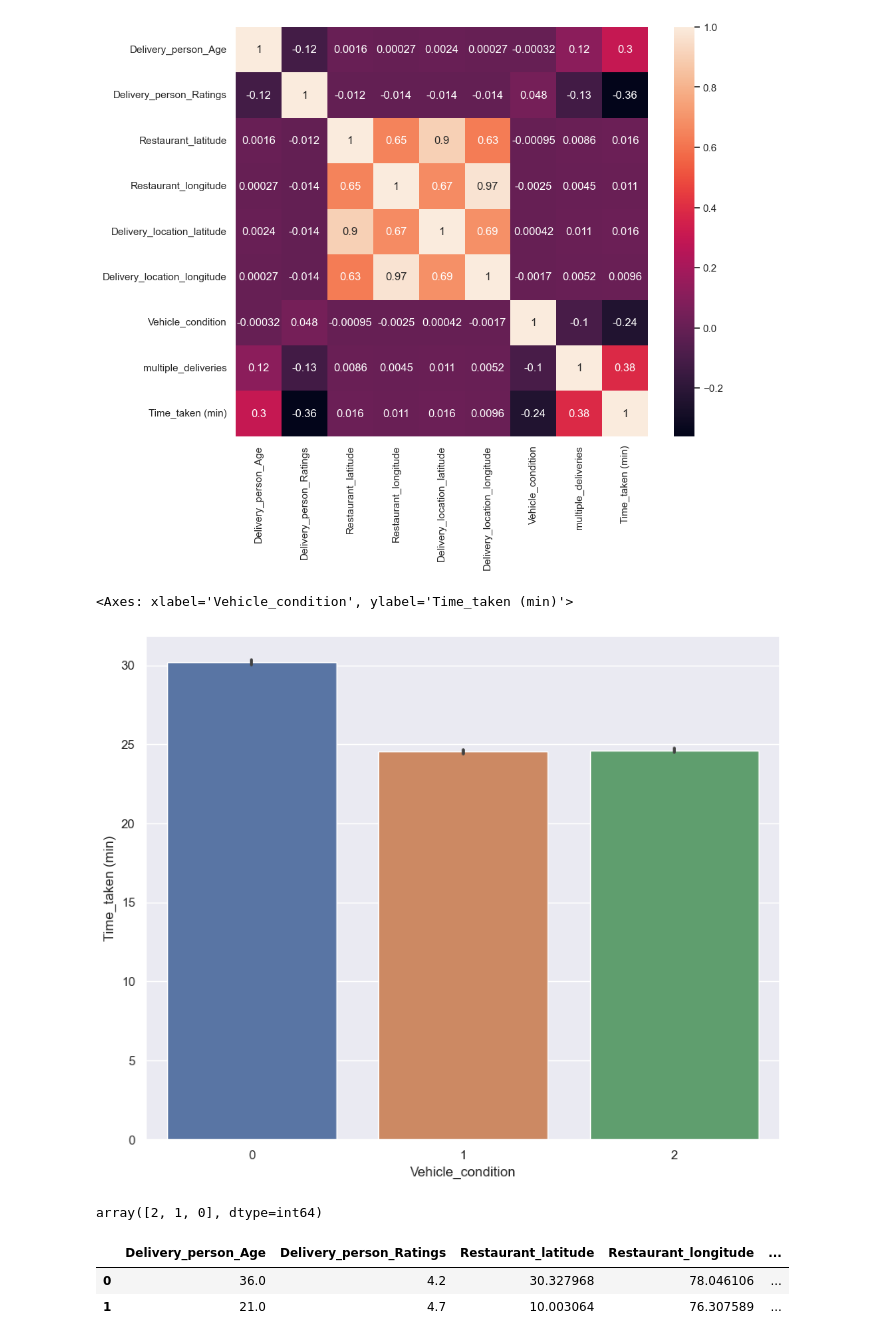
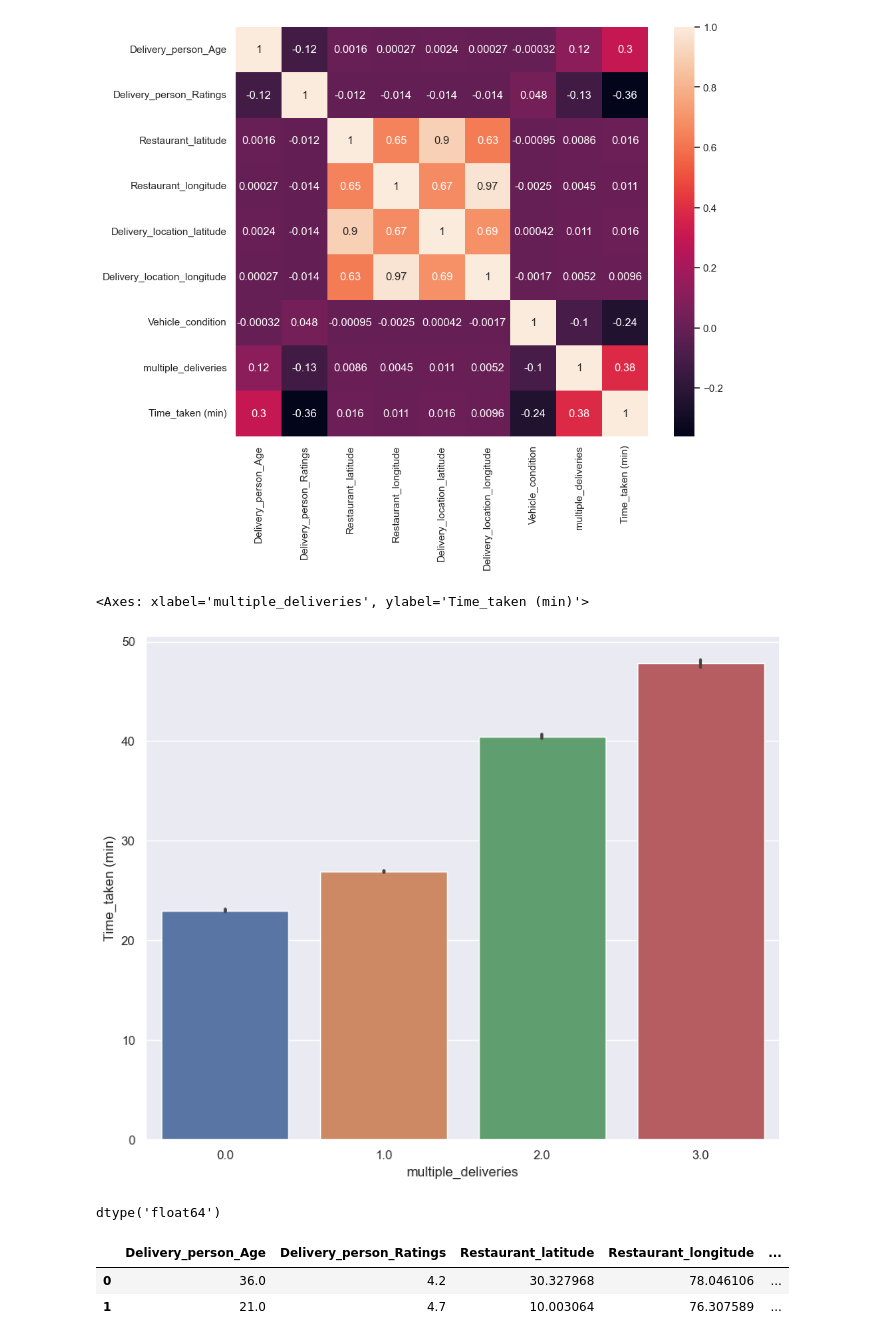
Before and after one commit to singhwalia98/DELIVERY-TIME-PREDICTION-ML, a Jupyter notebook: notebooks/EDA & Model_Training.ipynb, the cells around one changed output. Drawn from its saved outputs; the diff is of its cells as text; code cells hidden in the pictures.

```diff
--- a/notebooks/EDA & Model_Training.ipynb
+++ b/notebooks/EDA & Model_Training.ipynb
@@ -171,14 +171,14 @@ sns.heatmap(df[num_features_with_timetaken].corr(), annot=True)
 <Axes: >
 [figure]
 # %%
-sns.barplot(data=df, x="Vehicle_condition", y="Time_taken (min)")
+sns.barplot(data=df, x="multiple_deliveries", y="Time_taken (min)")
 # %% [output]
-<Axes: xlabel='Vehicle_condition', ylabel='Time_taken (min)'>
+<Axes: xlabel='multiple_deliveries', ylabel='Time_taken (min)'>
-[figure, old version]
+[figure, new version]
-# %%
-df["Vehicle_condition"].unique()
-# %% [output]
-array([2, 1, 0], dtype=int64)
+# %%
+df["multiple_deliveries"].dtype
+# %% [output]
+dtype('float64')
 # %%
 df.head(2)
 # %% [output]
```
Also changed, not shown: parts of 6 cells of this notebook, 7 other files.
